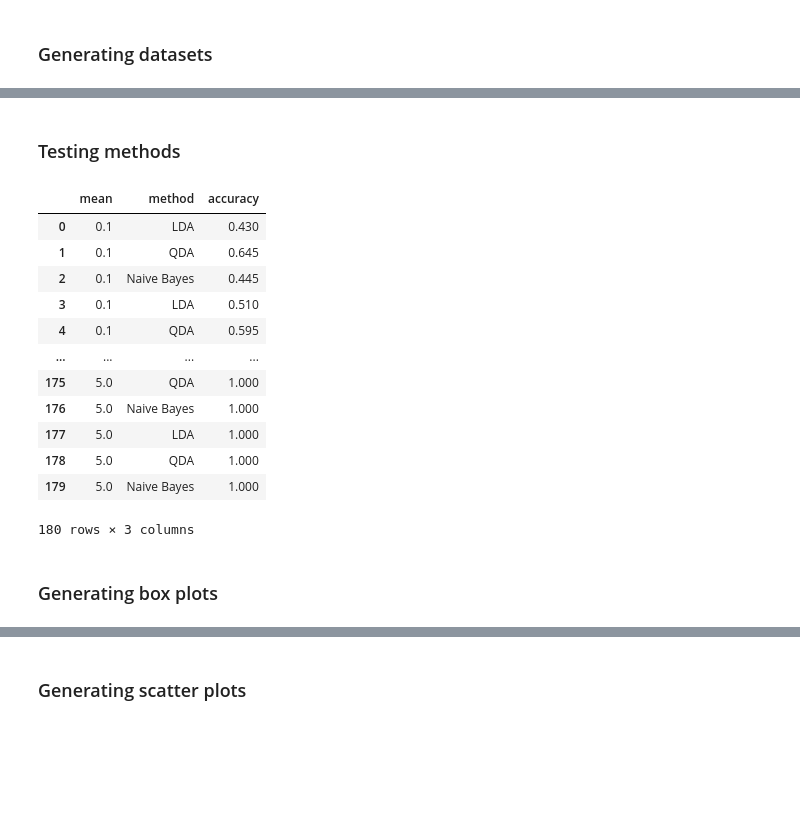
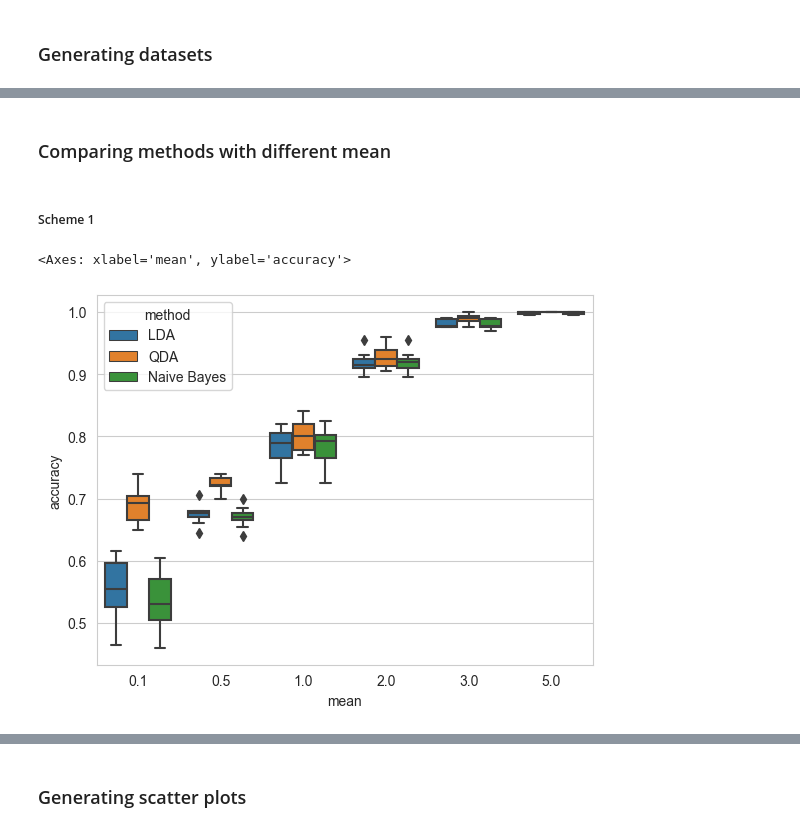
Before and after one commit to nizwant/adv_ml_labs, a Jupyter notebook: adv_ml.ipynb, the cells around one changed output, grey strips where cells are left out. Cells and saved outputs as stored; diff of their text form; code cells hidden in the pictures; blank space fills up the shorter version.

```diff
--- a/adv_ml.ipynb
+++ b/adv_ml.ipynb
@@ -342,29 +344,20 @@ def compare_methods(a, ro, repetitions, methods):
                         accuracy = calculate_accuracy(df, 0.8, methods[method], random_state)
                         data_frame.loc[len(data_frame.index)] = [mean, method, accuracy]
     return data_frame
-# %% [markdown]
-### Testing methods
+# %% [markdown]
+### Comparing methods with different mean
+# %% [markdown]
+##### Scheme 1
 # %%
+# parameters
 ro = [0.5]
 a = [0.1, 0.5, 1, 2, 3, 5]
 methods = {'LDA': LDA(), 'QDA': QDA(), 'Naive Bayes': NB()}
 repetitions = 10
 
 data_frame = compare_methods(a, ro, repetitions, methods)
-data_frame
+sns.set_style("whitegrid")
+sns.boxplot(x = 'mean', y = 'accuracy', data = data_frame, hue='method')
 # %% [output]
-|  | mean | method | accuracy |
-| 0 | 0.1 | LDA | 0.430 |
-| 1 | 0.1 | QDA | 0.645 |
-| 2 | 0.1 | Naive Bayes | 0.445 |
-| 3 | 0.1 | LDA | 0.510 |
-| 4 | 0.1 | QDA | 0.595 |
-| ... | ... | ... | ... |
-| 175 | 5.0 | QDA | 1.000 |
-| 176 | 5.0 | Naive Bayes | 1.000 |
-| 177 | 5.0 | LDA | 1.000 |
-| 178 | 5.0 | QDA | 1.000 |
-| 179 | 5.0 | Naive Bayes | 1.000 |
-180 rows × 3 columns
+<Axes: xlabel='mean', ylabel='accuracy'>
+[figure, added]
-# %% [markdown]
-### Generating box plots
```
Also changed, not shown: parts of 6 cells of this notebook.
